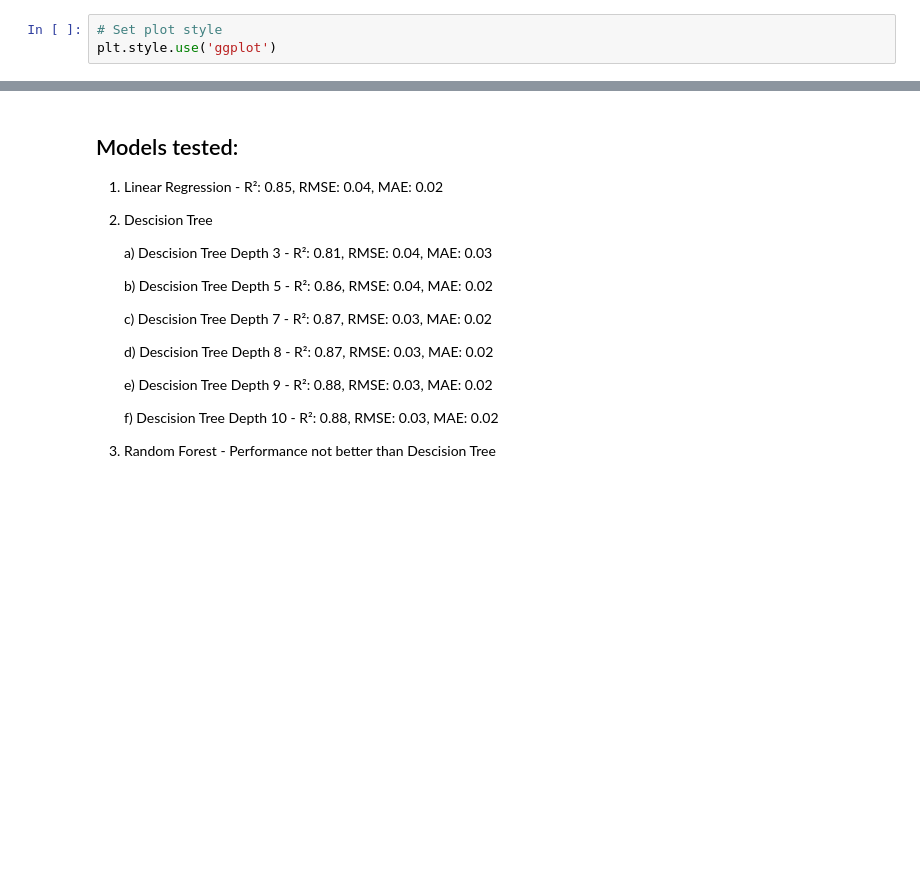
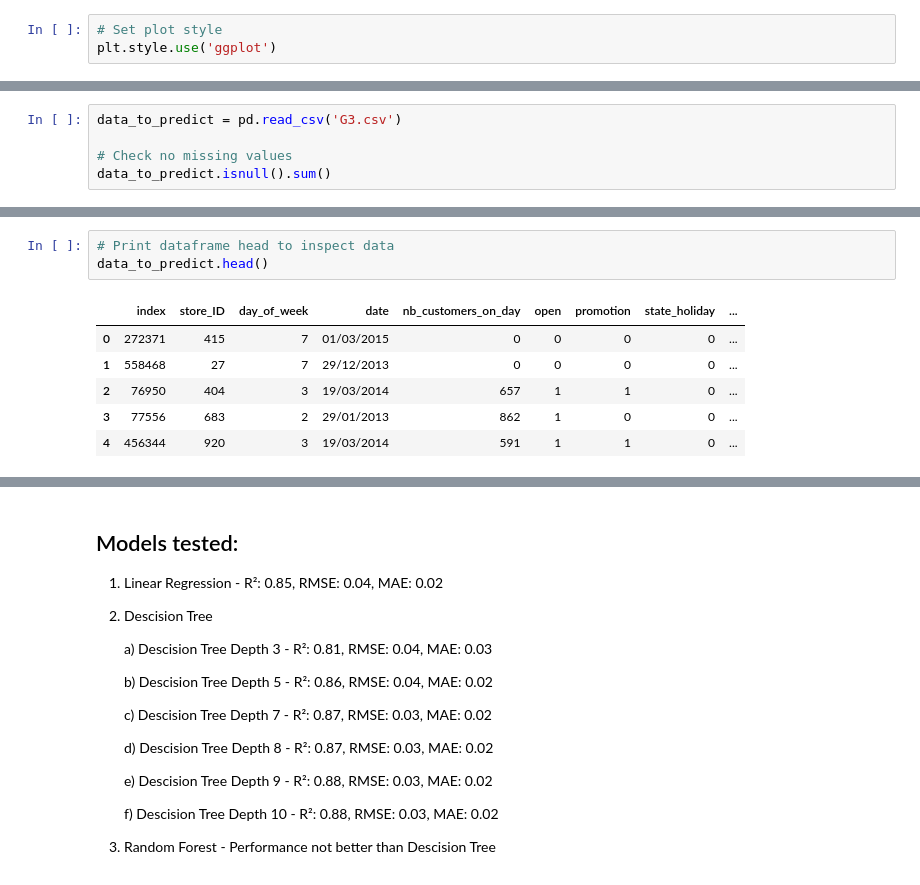
Before and after one commit to ironhack-fhieber/ironkaggle, a Jupyter notebook: main.ipynb, the cells around one changed output, grey strips where cells are left out. Cells and saved outputs as stored; diff of their text form; blank space fills up the shorter version.

```diff
--- a/main.ipynb
+++ b/main.ipynb
@@ -224,0 +203,5 @@ R²: 0.9334
+# %%
+data_to_predict = pd.read_csv('G3.csv')
+
+# Check no missing values
+data_to_predict.isnull().sum()
@@ -224,0 +219,10 @@ R²: 0.9334
+# %%
+# Print dataframe head to inspect data
+data_to_predict.head()
+# %% [output]
+|  | index | store_ID | day_of_week | date | nb_customers_on_day | open | promotion | state_holiday | ... |
+| 0 | 272371 | 415 | 7 | 01/03/2015 | 0 | 0 | 0 | 0 | ... |
+| 1 | 558468 | 27 | 7 | 29/12/2013 | 0 | 0 | 0 | 0 | ... |
+| 2 | 76950 | 404 | 3 | 19/03/2014 | 657 | 1 | 1 | 0 | ... |
+| 3 | 77556 | 683 | 2 | 29/01/2013 | 862 | 1 | 0 | 0 | ... |
+| 4 | 456344 | 920 | 3 | 19/03/2014 | 591 | 1 | 1 | 0 | ... |
```
Also changed, not shown: parts of 12 cells of this notebook, 4 other files.
